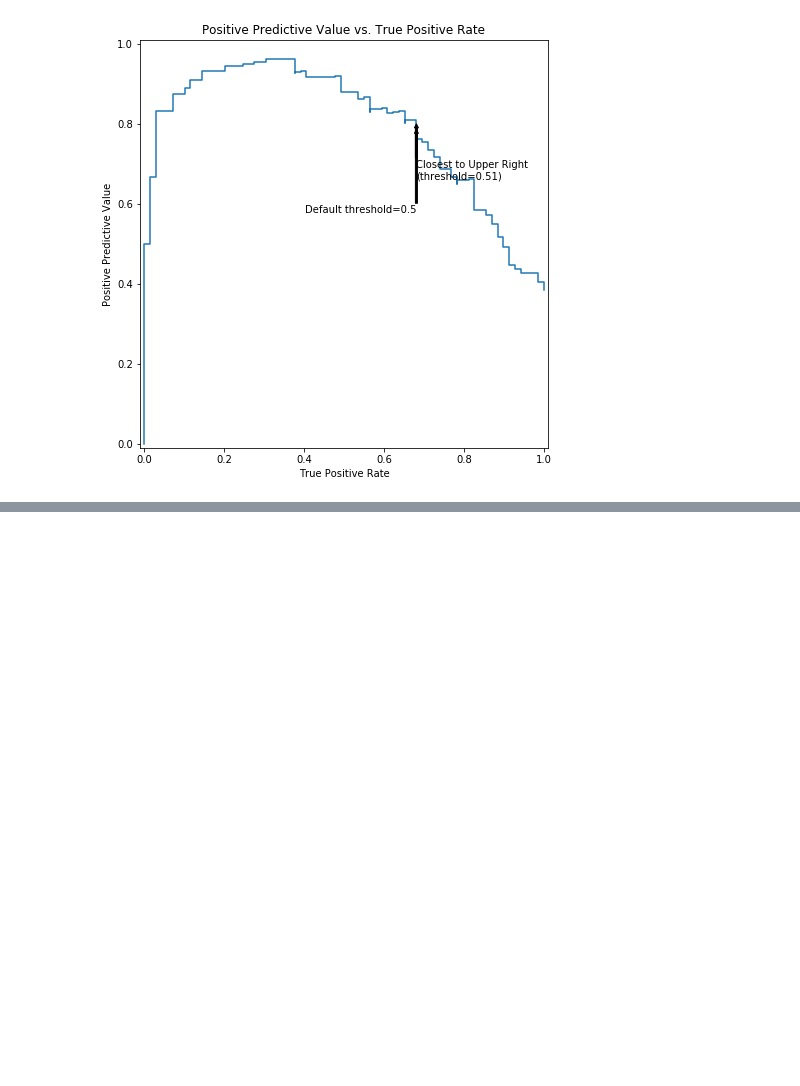
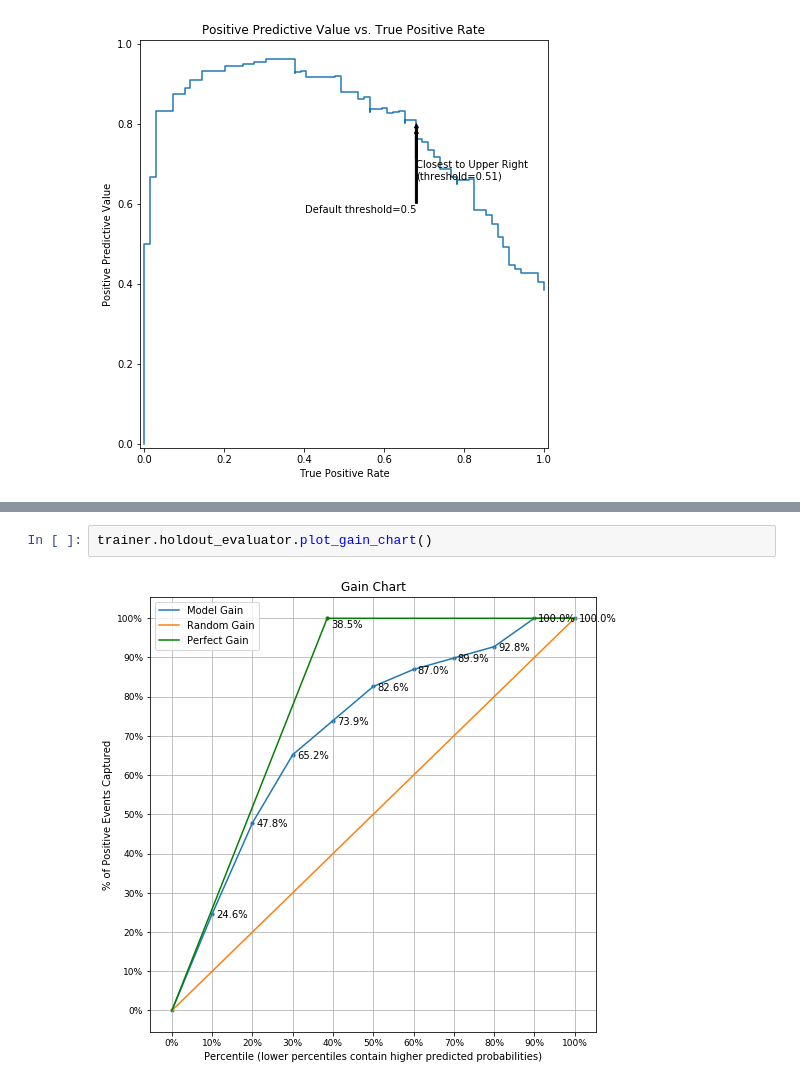
Before and after one commit to shane-kercheval/oo-learning, a Jupyter notebook: examples/classification-titanic/2-Basic Modeling.ipynb, the cells around one changed output, grey strips where cells are left out. Cells and saved outputs as stored; diff of their text form; blank space fills up the shorter version.

```diff
--- a/examples/classification-titanic/2-Basic Modeling.ipynb
+++ b/examples/classification-titanic/2-Basic Modeling.ipynb
@@ -339,0 +348,4 @@ trainer.holdout_evaluator.plot_ppv_tpr_curve()
+# %%
+trainer.holdout_evaluator.plot_gain_chart()
+# %% [output]
+[figure, added]
```
Also changed, not shown: parts of 5 cells of this notebook.
